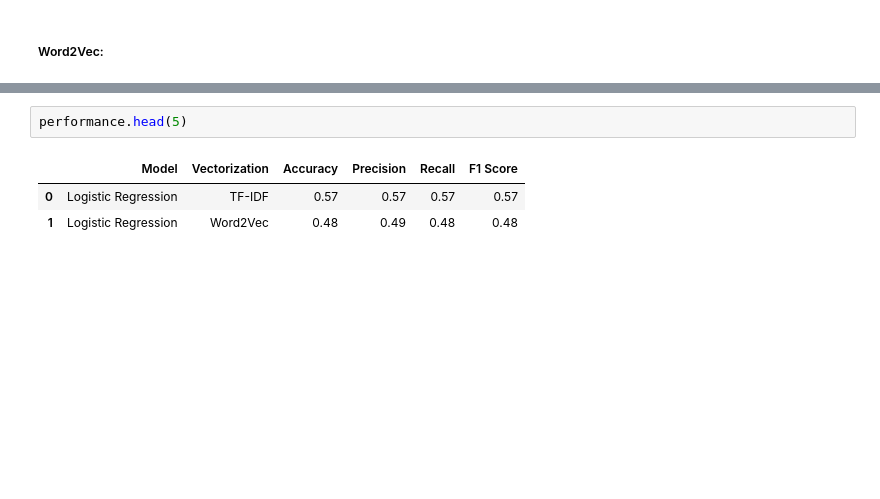
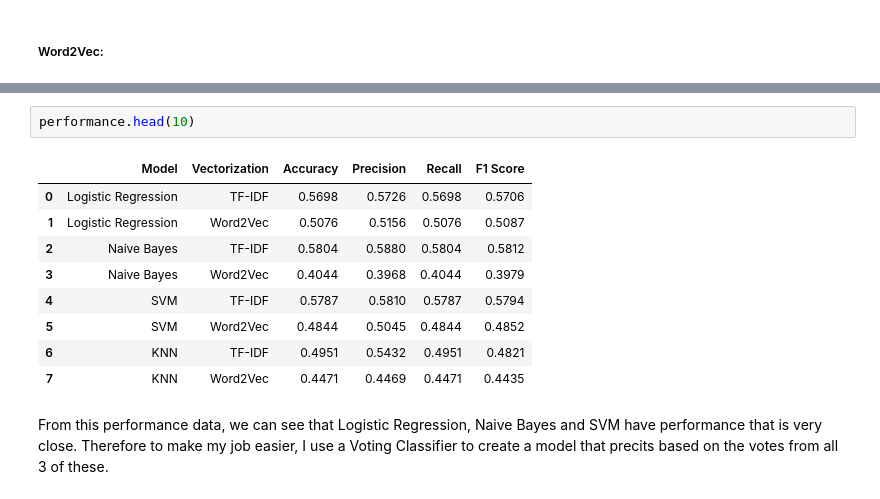
Before and after one commit to utsavns96/Twitter_sentiment_analysis, a Jupyter notebook: obama.ipynb, the cells around one changed output, grey strips where cells are left out. Drawn from its saved outputs; the diff is of its cells as text; blank space fills up the shorter version.

```diff
--- a/obama.ipynb
+++ b/obama.ipynb
@@ -328,6 +480,14 @@ weighted avg       0.49      0.48      0.48      1125
 # %%
-performance.head(5)
+performance.head(10)
 # %% [output]
 |  | Model | Vectorization | Accuracy | Precision | Recall | F1 Score |
-| 0 | Logistic Regression | TF-IDF | 0.57 | 0.57 | 0.57 | 0.57 |
-| 1 | Logistic Regression | Word2Vec | 0.48 | 0.49 | 0.48 | 0.48 |
+| 0 | Logistic Regression | TF-IDF | 0.5698 | 0.5726 | 0.5698 | 0.5706 |
+| 1 | Logistic Regression | Word2Vec | 0.5076 | 0.5156 | 0.5076 | 0.5087 |
+| 2 | Naive Bayes | TF-IDF | 0.5804 | 0.5880 | 0.5804 | 0.5812 |
+| 3 | Naive Bayes | Word2Vec | 0.4044 | 0.3968 | 0.4044 | 0.3979 |
+| 4 | SVM | TF-IDF | 0.5787 | 0.5810 | 0.5787 | 0.5794 |
+| 5 | SVM | Word2Vec | 0.4844 | 0.5045 | 0.4844 | 0.4852 |
+| 6 | KNN | TF-IDF | 0.4951 | 0.5432 | 0.4951 | 0.4821 |
+| 7 | KNN | Word2Vec | 0.4471 | 0.4469 | 0.4471 | 0.4435 |
+# %% [markdown]
+From this performance data, we can see that Logistic Regression, Naive Bayes and SVM have performance that is very close. Therefore to make my job easier, I use a Voting Classifier to create a model that precits based on the votes from all 3 of these.
```
Also changed, not shown: parts of 61 cells of this notebook, 3 other files.
